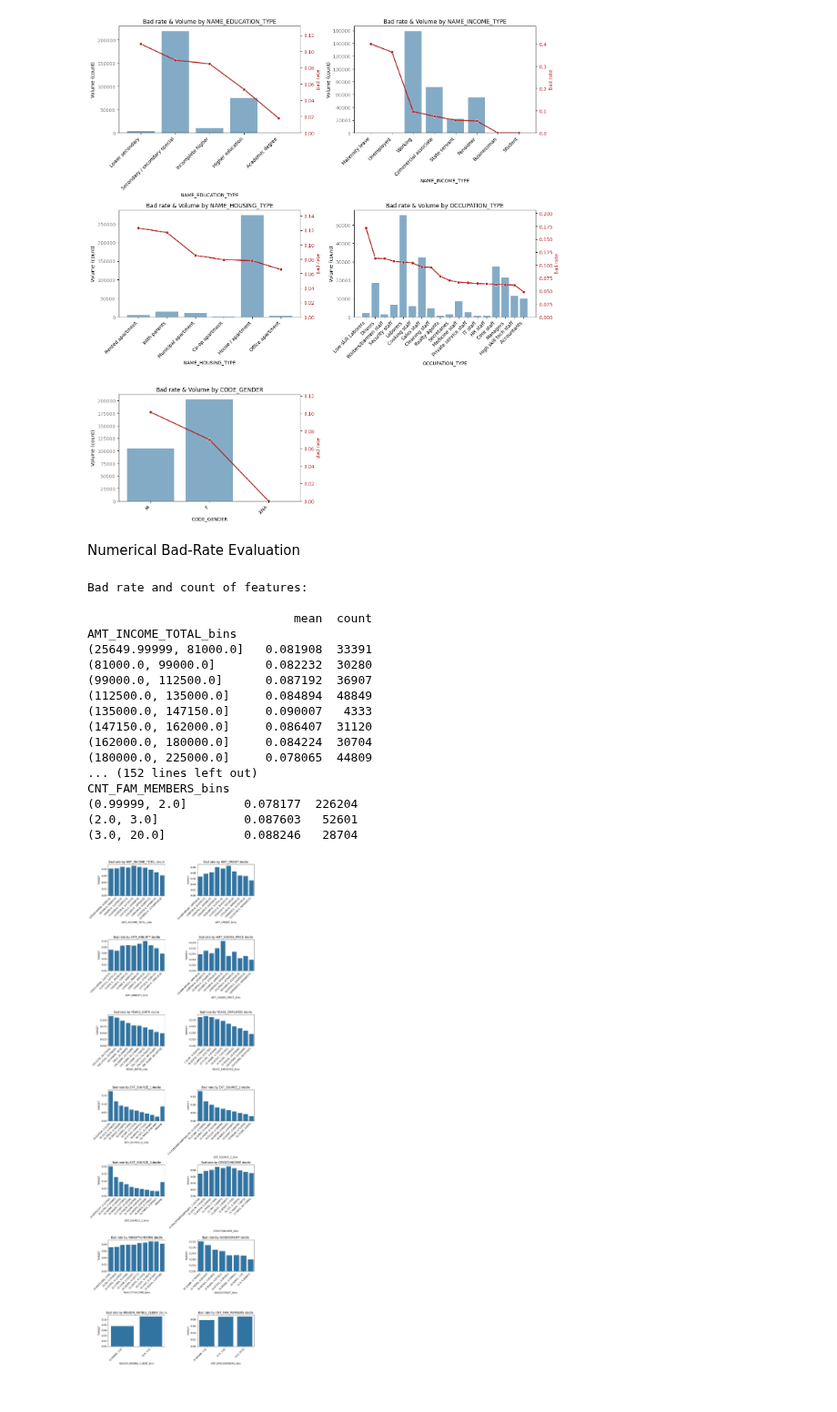
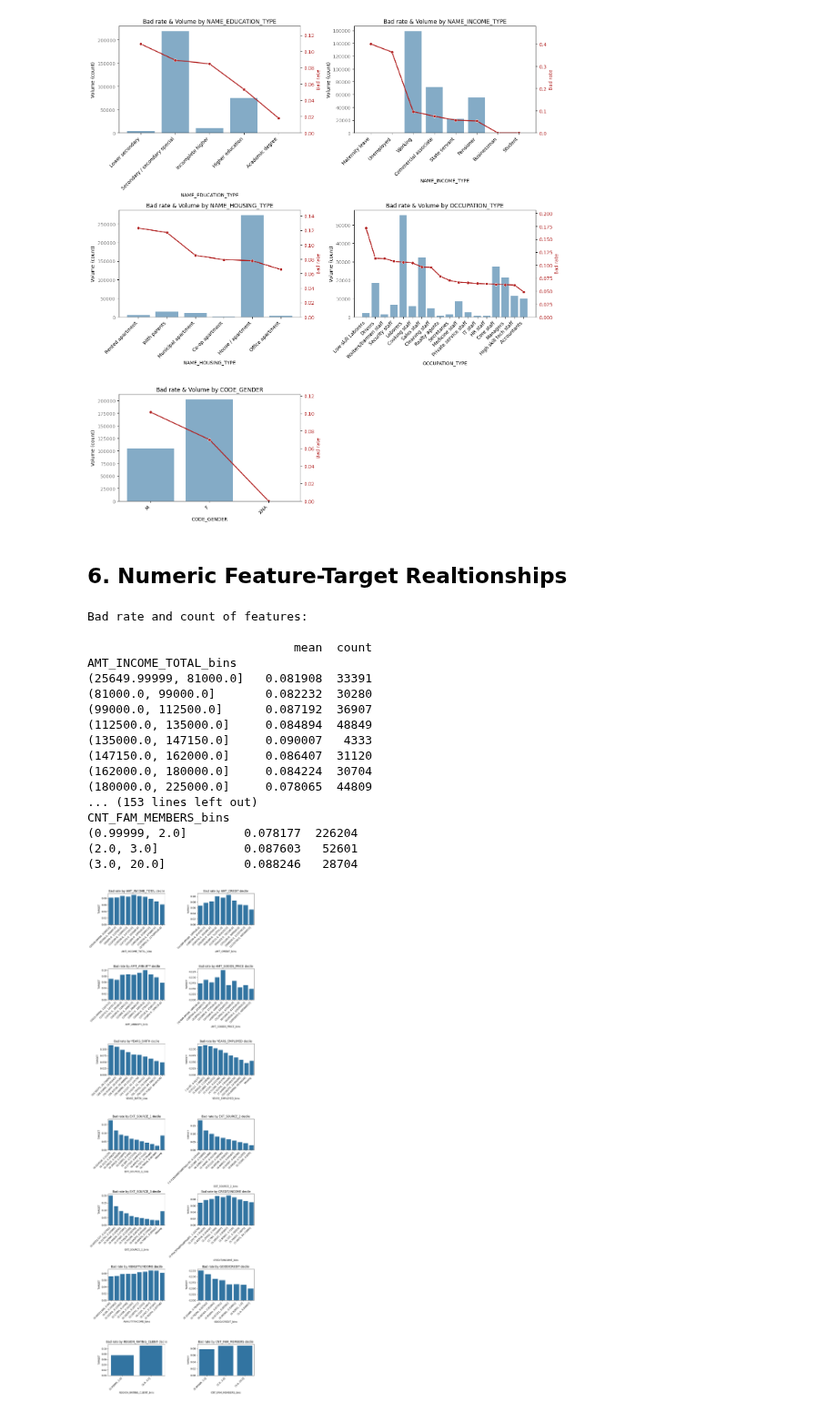
Before and after one commit to naynay-push-force/credit-risk-pd, a Jupyter notebook: src/notebooks/01_eda_application_train.ipynb, the cells around one changed output. Shown at 91% size. Drawn from its saved outputs; the diff is of its cells as text; code cells hidden in the pictures.

```diff
--- a/src/notebooks/01_eda_application_train.ipynb
+++ b/src/notebooks/01_eda_application_train.ipynb
@@ -181,5 +173,5 @@ anom = df['DAYS_EMPLOYED'] == 365243
 df.loc[anom, 'DAYS_EMPLOYED'] = np.nan
 df['DAYS_EMPLOYED_ANOM'] = anom.astype(int)
 
-df['YEARS_EMPLOYED'] = abs(df['DAYS_EMPLOYED'])/365
-df['YEARS_BIRTH'] = abs(df['DAYS_BIRTH'])/365
+df['YEARS_EMPLOYED'] = abs(df['DAYS_EMPLOYED']) / 365.25
+df['YEARS_BIRTH'] = abs(df['DAYS_BIRTH']) / 365.25
@@ -351,13 +331,13 @@ Bad rate and count of features:
 2         XNA  0.000000       4
 [figure]
 # %% [markdown]
-Numerical Bad-Rate Evaluation
+## 6. Numeric Feature-Target Realtionships
 # %%
 cols = ['AMT_INCOME_TOTAL', 'AMT_CREDIT', 'AMT_ANNUITY', 'AMT_GOODS_PRICE',
         'YEARS_BIRTH', 'YEARS_EMPLOYED', 'EXT_SOURCE_1', 'EXT_SOURCE_2', 'EXT_SOURCE_3',
         'CREDIT/INCOME', 'ANNUITY/INCOME', 'GOOD/CREDIT', 'REGION_RATING_CLIENT', 'CNT_FAM_MEMBERS']
 
-missingness = ['EXT_SOURCE_1', 'EXT_SOURCE_3']
+missingness = ['EXT_SOURCE_1', 'EXT_SOURCE_3', 'YEARS_EMPLOYED']
 
 fig, axes = plt.subplots(7, 2, figsize=(10, 30))
 axes = axes.flatten()
@@ -378,32 +358,32 @@ for i, col in enumerate(cols):
     # Compute bad rate for each decile
     decile_rates = df.groupby(f'{col}_bins')['TARGET'].mean().reset_index()
 
     sns.barplot(data=decile_rates, x=f'{col}_bins', y='TARGET', ax=axes[i])
 
     decile_rates[f'{col}_bins'] = decile_rates[f'{col}_bins'].astype(str)
 
     # Formatting
     axes[i].set_title(f"Bad rate by {col} decile")
     axes[i].set_xticklabels(axes[i].get_xticklabels(), rotation=45, ha='right')
 
 plt.tight_layout()
 plt.show()
 # %% [output]
 Bad rate and count of features:
 
                              mean  count
 AMT_INCOME_TOTAL_bins
 (25649.99999, 81000.0]   0.081908  33391
 (81000.0, 99000.0]       0.082232  30280
 (99000.0, 112500.0]      0.087192  36907
 (112500.0, 135000.0]     0.084894  48849
 (135000.0, 147150.0]     0.090007   4333
 (147150.0, 162000.0]     0.086407  31120
 (162000.0, 180000.0]     0.084224  30704
 (180000.0, 225000.0]     0.078065  44809
-... (152 lines left out)
+... (153 lines left out)
 CNT_FAM_MEMBERS_bins
 (0.99999, 2.0]        0.078177  226204
 (2.0, 3.0]            0.087603   52601
 (3.0, 20.0]           0.088246   28704
-[figure, old version]
+[figure, new version]
```
Also changed, not shown: parts of 20 cells of this notebook.
